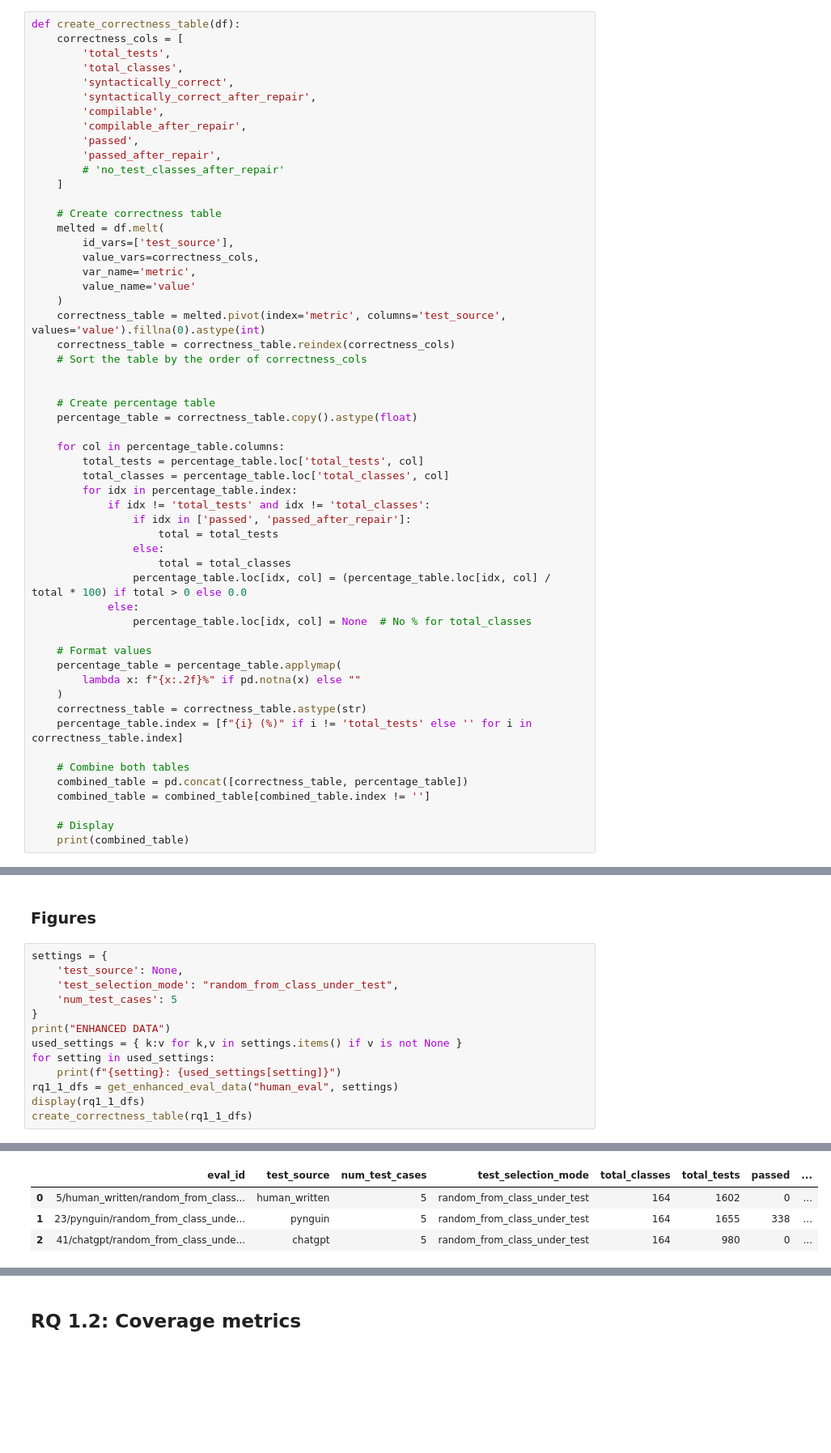
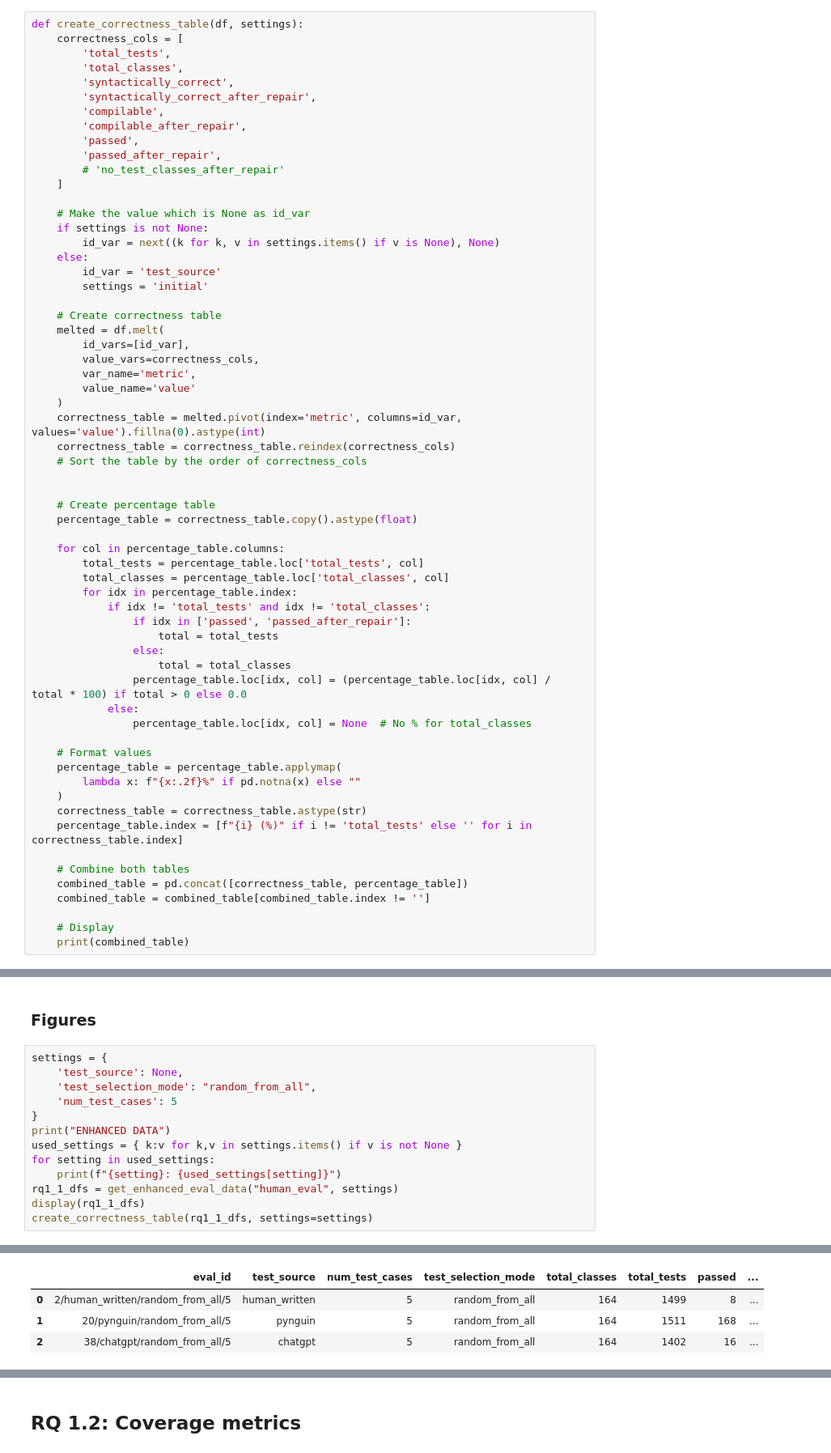
Before and after one commit to AlexChudic/test-suite-enhancement, a Jupyter notebook: src/evaluation_figures.ipynb, the cells around one changed output, grey strips where cells are left out. Shown: that part at 81% size. Drawn from its saved outputs; the diff is of its cells as text; blank space fills up the shorter version.

```diff
--- a/src/evaluation_figures.ipynb
+++ b/src/evaluation_figures.ipynb
@@ -304,7 +304,7 @@ plt.show()
 # %% [markdown]
 ### Figure code
 # %%
-def create_correctness_table(df):
+def create_correctness_table(df, settings):
     correctness_cols = [
         'total_tests',
         'total_classes',
@@ -317,14 +317,21 @@ def create_correctness_table(df):
         # 'no_test_classes_after_repair'
     ]
 
+    # Make the value which is None as id_var
+    if settings is not None:
+        id_var = next((k for k, v in settings.items() if v is None), None)
+    else:
+        id_var = 'test_source'
+        settings = 'initial'
+
     # Create correctness table
     melted = df.melt(
-        id_vars=['test_source'],
+        id_vars=[id_var],
         value_vars=correctness_cols,
         var_name='metric',
         value_name='value'
     )
-    correctness_table = melted.pivot(index='metric', columns='test_source', values='value').fillna(0).astype(int)
+    correctness_table = melted.pivot(index='metric', columns=id_var, values='value').fillna(0).astype(int)
     correctness_table = correctness_table.reindex(correctness_cols)
     # Sort the table by the order of correctness_cols
 
@@ -399,7 +406,7 @@ def create_rule_repair_figure(df:pd.DataFrame):
 # %%
 settings = {
     'test_source': None,
-    'test_selection_mode': "random_from_class_under_test",
+    'test_selection_mode': "random_from_all",
     'num_test_cases': 5
 }
 print("ENHANCED DATA")
@@ -408,6 +415,6 @@ for setting in used_settings:
     print(f"{setting}: {used_settings[setting]}")
 rq1_1_dfs = get_enhanced_eval_data("human_eval", settings)
 display(rq1_1_dfs)
-create_correctness_table(rq1_1_dfs)
+create_correctness_table(rq1_1_dfs, settings=settings)
 # %% [output]
 ENHANCED DATA
@@ -415,7 +422,7 @@ test_selection_mode: random_from_class_under_test
 num_test_cases: 5
 |  | eval_id | test_source | num_test_cases | test_selection_mode | total_classes | total_tests | passed | ... |
-| 0 | 5/human_written/random_from_class... | human_written | 5 | random_from_class_under_test | 164 | 1602 | 0 | ... |
-| 1 | 23/pynguin/random_from_class_unde... | pynguin | 5 | random_from_class_under_test | 164 | 1655 | 338 | ... |
-| 2 | 41/chatgpt/random_from_class_unde... | chatgpt | 5 | random_from_class_under_test | 164 | 980 | 0 | ... |
+| 0 | 2/human_written/random_from_all/5 | human_written | 5 | random_from_all | 164 | 1499 | 8 | ... |
+| 1 | 20/pynguin/random_from_all/5 | pynguin | 5 | random_from_all | 164 | 1511 | 168 | ... |
+| 2 | 38/chatgpt/random_from_all/5 | chatgpt | 5 | random_from_all | 164 | 1402 | 16 | ... |
 3 rows × 50 columns
 test_source                             chatgpt human_written  pynguin
```
Also changed, not shown: parts of 39 cells of this notebook.
